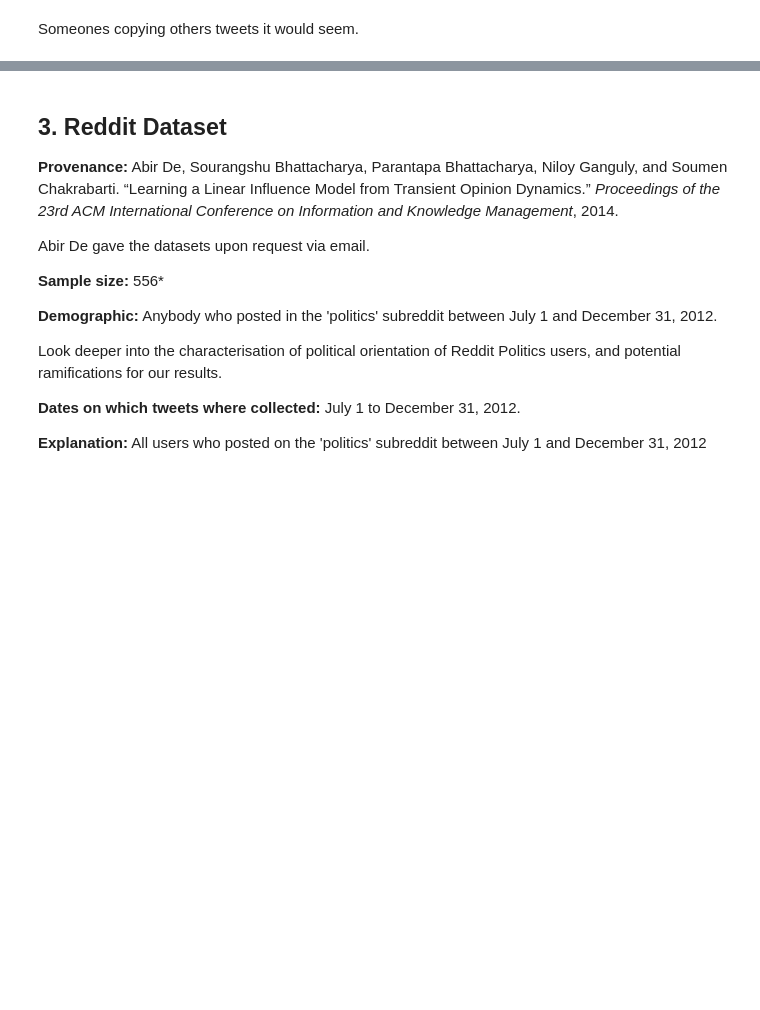
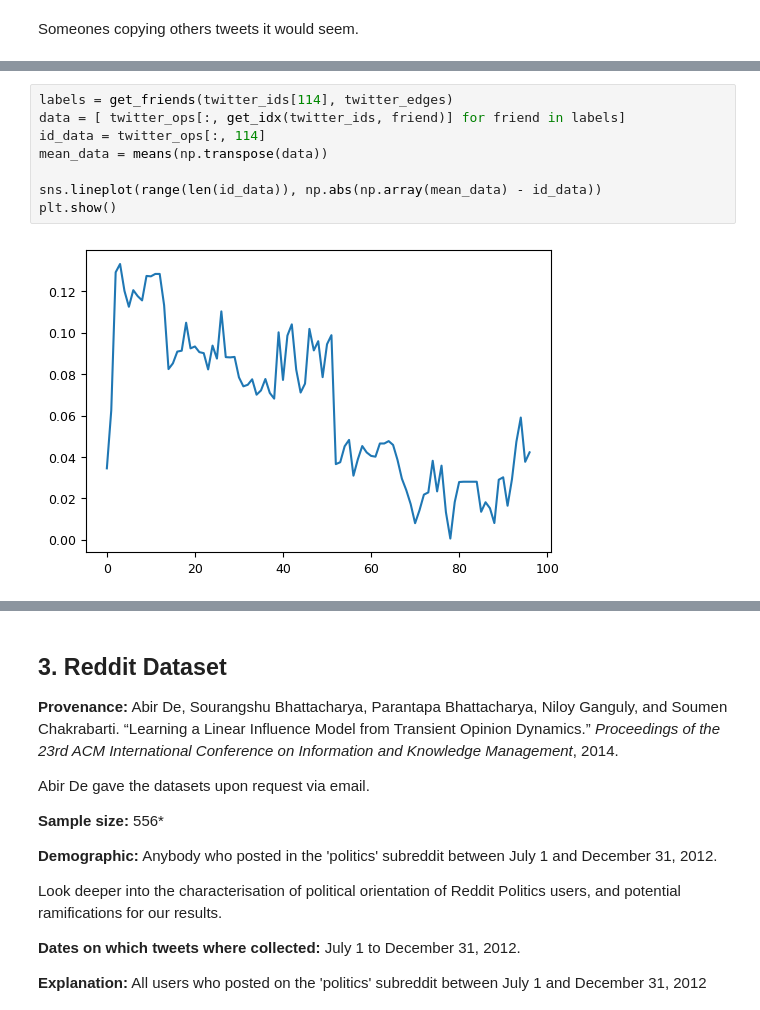
Before and after one commit to J0HNN7G/politic-polar-epsrc, a Jupyter notebook: exploration.ipynb, the cells around one changed output, grey strips where cells are left out. Drawn from its saved outputs; the diff is of its cells as text; blank space fills up the shorter version.

```diff
--- a/exploration.ipynb
+++ b/exploration.ipynb
@@ -1257,0 +1316,10 @@ Someones copying others tweets it would seem.
+# %%
+labels = get_friends(twitter_ids[114], twitter_edges)
+data = [ twitter_ops[:, get_idx(twitter_ids, friend)] for friend in labels]
+id_data = twitter_ops[:, 114]
+mean_data = means(np.transpose(data))
+
+sns.lineplot(range(len(id_data)), np.abs(np.array(mean_data) - id_data))
+plt.show()
+# %% [output]
+[figure, added]
```
Also changed, not shown: parts of 18 cells of this notebook.
